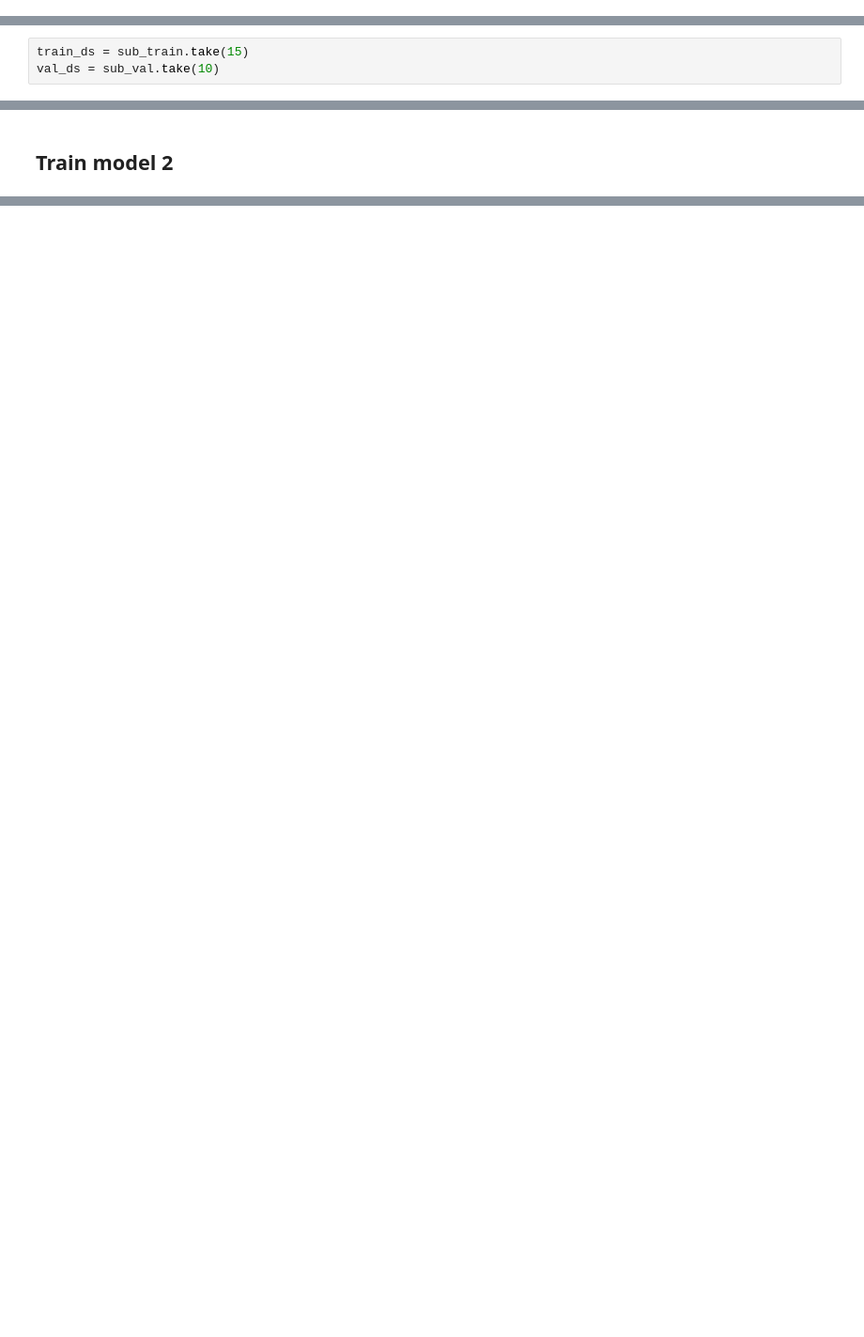
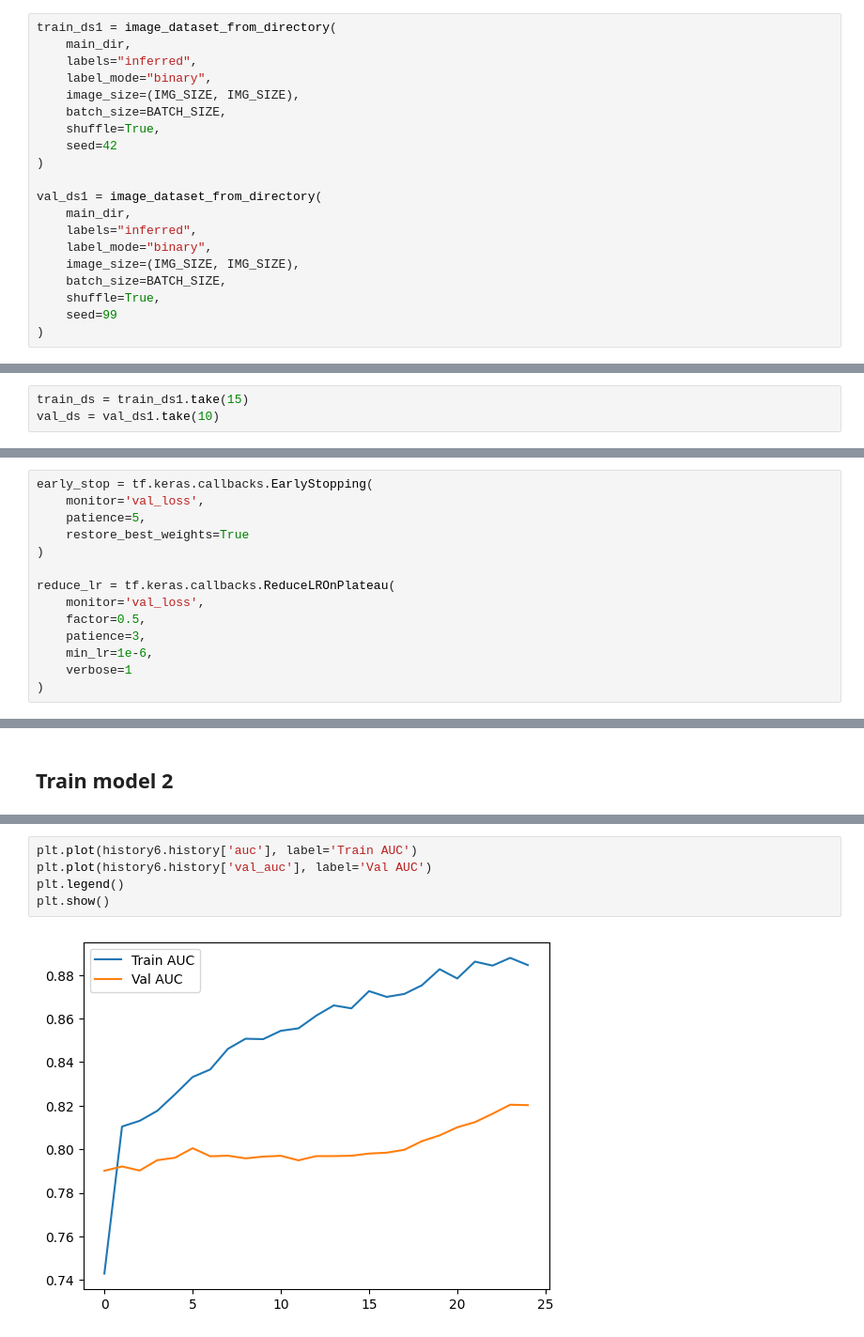
Before and after one commit to danaMusaad/indoor_plant_watering_predictor, a Jupyter notebook: notebooks/Preprocessing.ipynb, the cells around one changed output, grey strips where cells are left out. Shown at 94% size. Drawn from its saved outputs; the diff is of its cells as text; blank space fills up the shorter version.

```diff
--- a/notebooks/Preprocessing.ipynb
+++ b/notebooks/Preprocessing.ipynb
@@ -271,0 +243,20 @@ Using 180 files for validation.
+# %%
+train_ds1 = image_dataset_from_directory(
+    main_dir,
+    labels="inferred",
+    label_mode="binary",
+    image_size=(IMG_SIZE, IMG_SIZE),
+    batch_size=BATCH_SIZE,
+    shuffle=True,
+    seed=42
+)
+
+val_ds1 = image_dataset_from_directory(
+    main_dir,
+    labels="inferred",
+    label_mode="binary",
+    image_size=(IMG_SIZE, IMG_SIZE),
+    batch_size=BATCH_SIZE,
+    shuffle=True,
+    seed=99
+)
@@ -272,6 +275,6 @@ Using 180 files for validation.
 # %%
-train_ds = sub_train.take(15)
-val_ds = sub_val.take(10)
+train_ds = train_ds1.take(15)
+val_ds = val_ds1.take(10)
 # %%
 AUTOTUNE = tf.data.AUTOTUNE
 train_ds = train_ds.cache().prefetch(AUTOTUNE)
@@ -284,4 +286,18 @@ data_augmentation = tf.keras.Sequential([
 ])
 
 rescale = tf.keras.layers.Rescaling(1./255)
+# %%
+early_stop = tf.keras.callbacks.EarlyStopping(
+    monitor='val_loss',
+    patience=5,
+    restore_best_weights=True
+)
+
+reduce_lr = tf.keras.callbacks.ReduceLROnPlateau(
+    monitor='val_loss',
+    factor=0.5,
+    patience=3,
+    min_lr=1e-6,
+    verbose=1
+)
 # %% [markdown]
@@ -557,0 +839,7 @@ print(model3.evaluate(val_ds))
+# %%
+plt.plot(history6.history['auc'], label='Train AUC')
+plt.plot(history6.history['val_auc'], label='Val AUC')
+plt.legend()
+plt.show()
+# %% [output]
+[figure, added]
```
Also changed, not shown: parts of 47 cells of this notebook.
